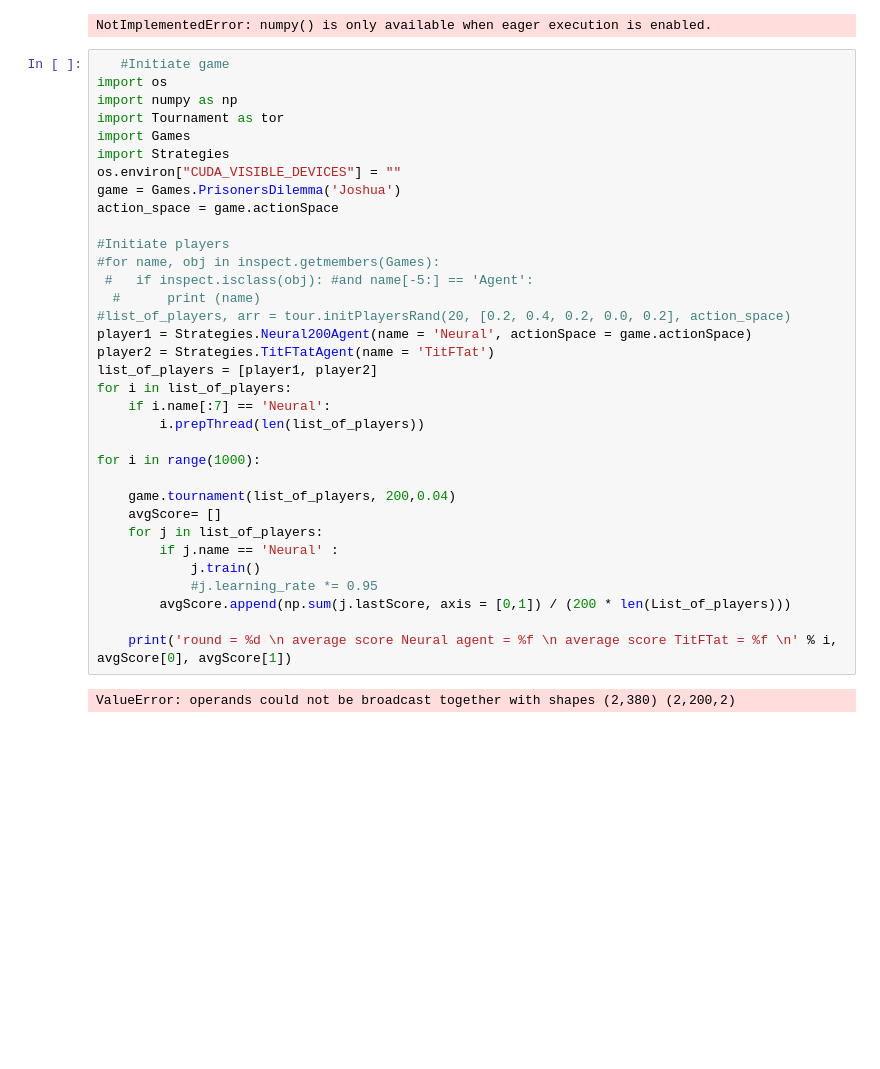
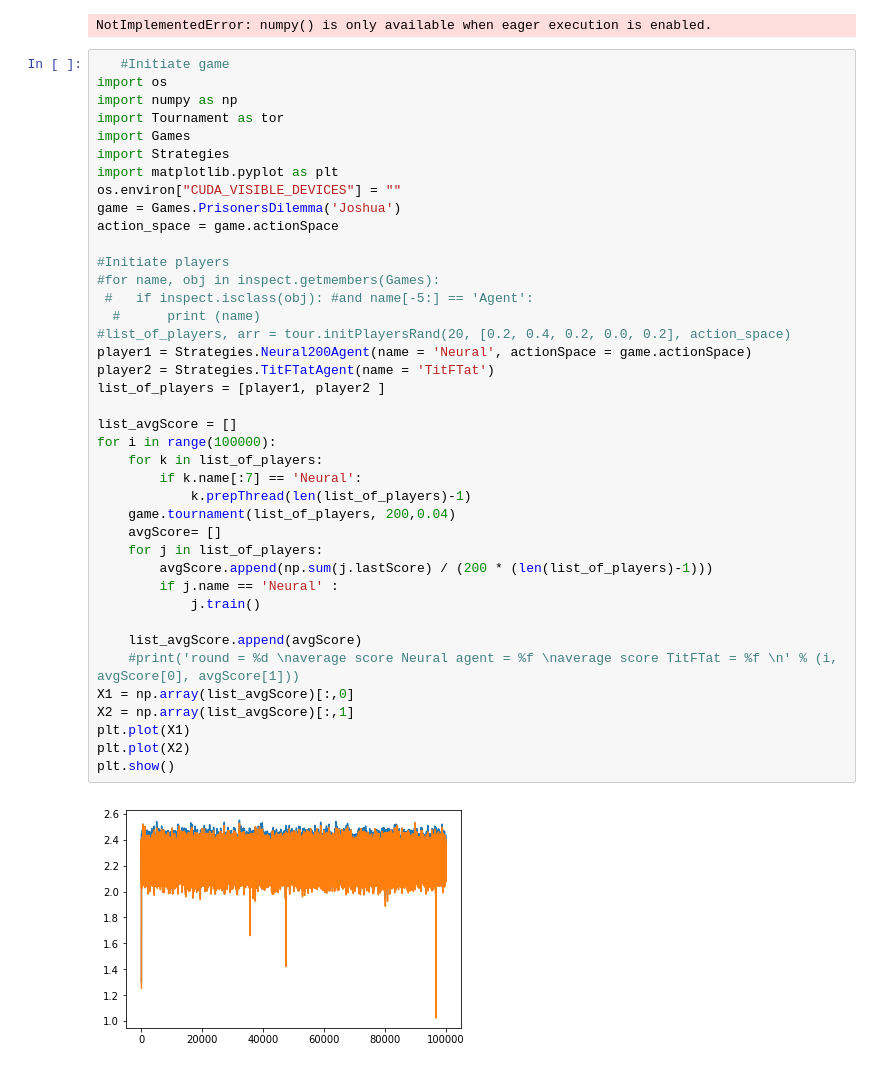
Before and after one commit to Umbriona/GameTheory, a Jupyter notebook: Project/Debug.ipynb, the cells around one changed output. Cells and saved outputs as stored; diff of their text form; blank space fills up the shorter version.

```diff
--- a/Project/Debug.ipynb
+++ b/Project/Debug.ipynb
@@ -16,36 +16,42 @@ NotImplementedError: numpy() is only available when eager execution is enabled.
 # %%
    #Initiate game
 import os
 import numpy as np
 import Tournament as tor
 import Games
 import Strategies
+import matplotlib.pyplot as plt
 os.environ["CUDA_VISIBLE_DEVICES"] = ""
 game = Games.PrisonersDilemma('Joshua')
 action_space = game.actionSpace
 
 #Initiate players
 #for name, obj in inspect.getmembers(Games):
  #   if inspect.isclass(obj): #and name[-5:] == 'Agent':
   #      print (name)
 #list_of_players, arr = tour.initPlayersRand(20, [0.2, 0.4, 0.2, 0.0, 0.2], action_space)
 player1 = Strategies.Neural200Agent(name = 'Neural', actionSpace = game.actionSpace)
 player2 = Strategies.TitFTatAgent(name = 'TitFTat')
-list_of_players = [player1, player2]
-for i in list_of_players:
-    if i.name[:7] == 'Neural':
-        i.prepThread(len(list_of_players))
+list_of_players = [player1, player2 ]
 
-for i in range(1000):
-
+list_avgScore = []
+for i in range(100000):
+    for k in list_of_players:
+        if k.name[:7] == 'Neural':
+            k.prepThread(len(list_of_players)-1)
     game.tournament(list_of_players, 200,0.04)
     avgScore= []
     for j in list_of_players:
+        avgScore.append(np.sum(j.lastScore) / (200 * (len(list_of_players)-1)))
         if j.name == 'Neural' :
             j.train()
-            #j.learning_rate *= 0.95
-        avgScore.append(np.sum(j.lastScore, axis = [0,1]) / (200 * len(List_of_players)))
 
-    print('round = %d \n average score Neural agent = %f \n average score TitFTat = %f \n' % i, avgScore[0], avgScore[1])
+    list_avgScore.append(avgScore)
+    #print('round = %d \naverage score Neural agent = %f \naverage score TitFTat = %f \n' % (i, avgScore[0], avgScore[1]))
+X1 = np.array(list_avgScore)[:,0]
+X2 = np.array(list_avgScore)[:,1]
+plt.plot(X1)
+plt.plot(X2)
+plt.show()
 # %% [output]
-ValueError: operands could not be broadcast together with shapes (2,380) (2,200,2)
+[figure, added]
```
Also changed, not shown: parts of 1 cell of this notebook, 3 other files.
